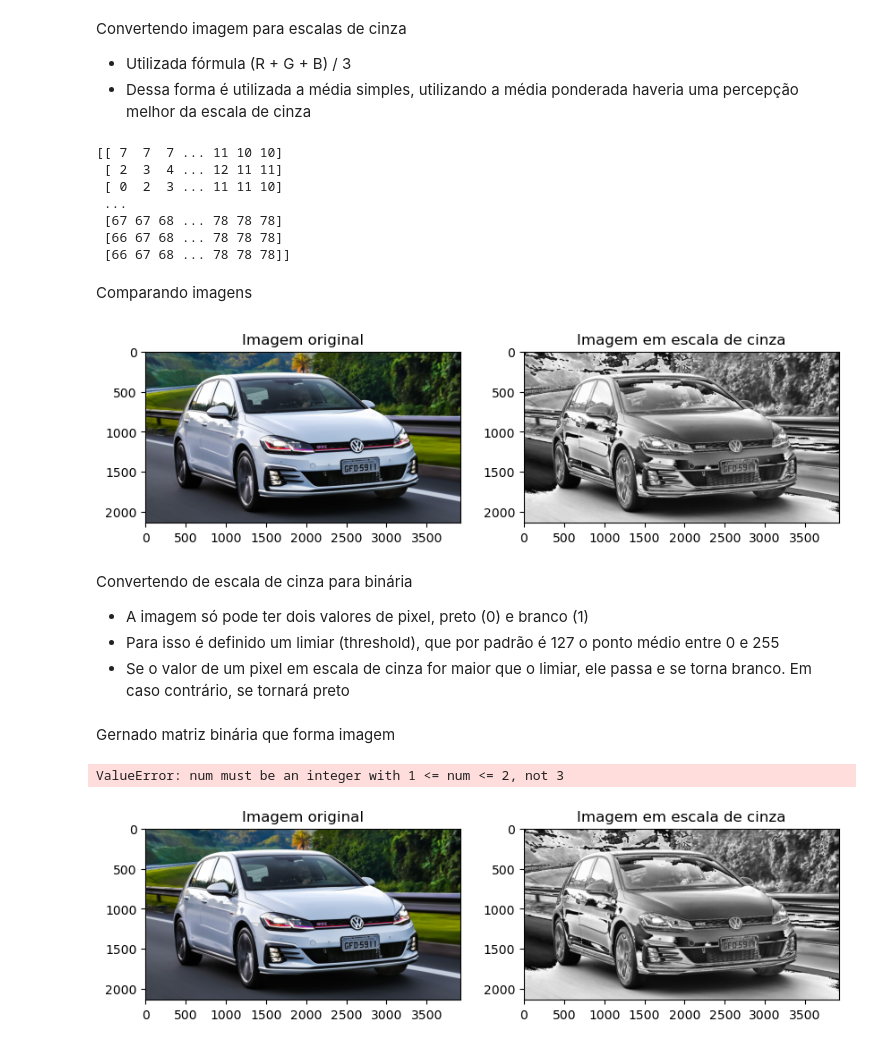
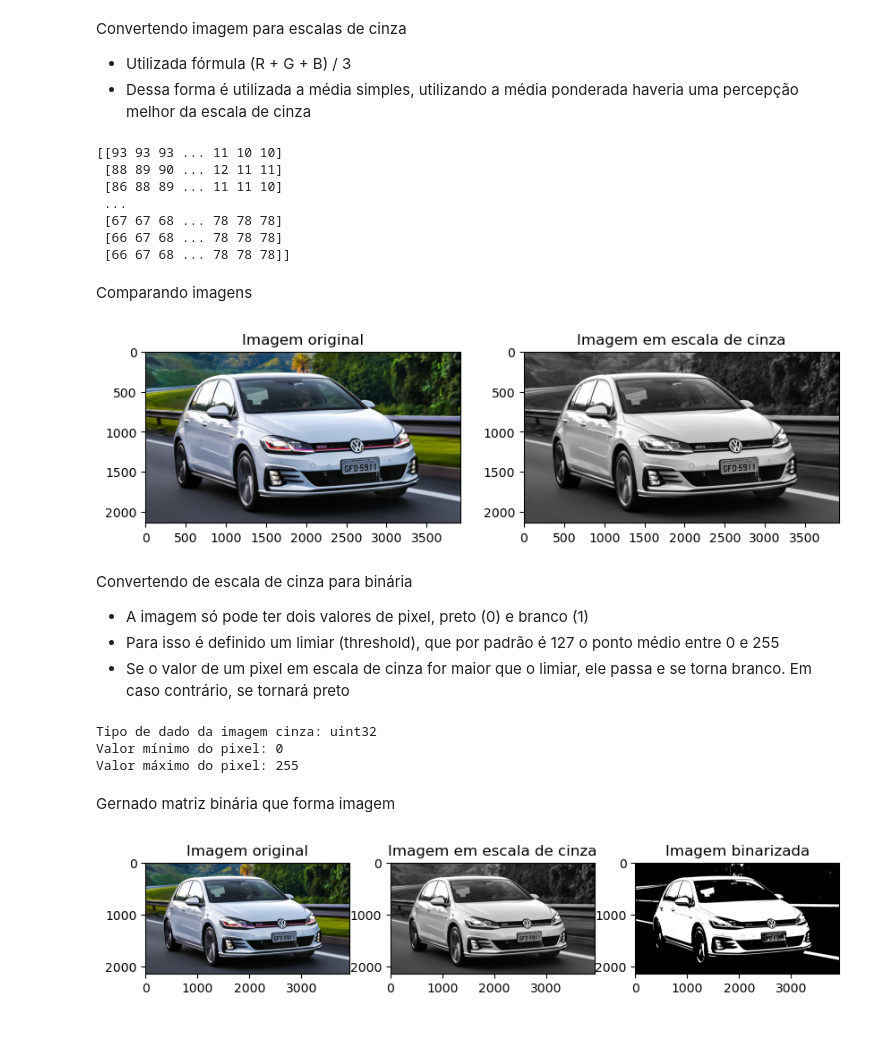
Before and after one commit to felipe-py/Estudos-Machine-Learning, a Jupyter notebook: Reduzindo Dimensionalidade de Imagens/desafio.ipynb, the cells around one changed output. Saved outputs shown, nothing was run; the diff lists cells and outputs as text; code cells hidden in the pictures.

```diff
--- a/Reduzindo Dimensionalidade de Imagens/desafio.ipynb
+++ b/Reduzindo Dimensionalidade de Imagens/desafio.ipynb
@@ -73,7 +73,7 @@ Largura: 3926
 Criando uma matriz de zeros para a nova imagem em escalas de cinza
 # %%
 def return_gray_img(height, width):
-    return np.zeros((height, width), dtype=np.uint8)
+    return np.zeros((height, width), dtype=np.uint32)
 # %% [markdown]
 Convertendo imagem para escalas de cinza
 * Utilizada fórmula (R + G + B) / 3
@@ -82,15 +82,15 @@ Convertendo imagem para escalas de cinza
 def convertendo_cinza(height, width, img_array, gray_image):
     for i in range(height):
         for j in range(width):
-            gray_image[i, j] = (img_array[i, j, 0] + img_array[i, j, 1] + img_array[i, j, 2]) // 3
+            gray_image[i, j] = (img_array[i, j, 0].astype(int) + img_array[i, j, 1] + img_array[i, j, 2]) // 3   # Primeiro valor em inteiro para não estourar o limite de 255
     return gray_image
 # %%
 gray_image = convertendo_cinza(height, width, img_array, return_gray_img(height, width))
 print(gray_image)
 # %% [output]
-[[ 7  7  7 ... 11 10 10]
- [ 2  3  4 ... 12 11 11]
- [ 0  2  3 ... 11 11 10]
+[[93 93 93 ... 11 10 10]
+ [88 89 90 ... 12 11 11]
+ [86 88 89 ... 11 11 10]
  ...
  [67 67 68 ... 78 78 78]
  [66 67 68 ... 78 78 78]
@@ -110,12 +110,24 @@ plt.title("Imagem em escala de cinza")
 
 plt.show()
 # %% [output]
-[figure, old version]
+[figure, new version]
 # %% [markdown]
 Convertendo de escala de cinza para binária
 * A imagem só pode ter dois valores de pixel, preto (0) e branco (1)
 * Para isso é definido um limiar (threshold), que por padrão é 127 o ponto médio entre 0 e 255
 * Se o valor de um pixel em escala de cinza for maior que o limiar, ele passa e se torna branco. Em caso contrário, se tornará preto
+# %%
+# Adicione esta célula ao seu código para diagnosticar o problema
+if 'gray_image' in locals():
+    print(f"Tipo de dado da imagem cinza: {gray_image.dtype}")
+    print(f"Valor mínimo do pixel: {gray_image.min()}")
+    print(f"Valor máximo do pixel: {gray_image.max()}")
+else:
+    print("A variável 'gray_image' não foi encontrada. Execute a conversão primeiro.")
+# %% [output]
+Tipo de dado da imagem cinza: uint32
+Valor mínimo do pixel: 0
+Valor máximo do pixel: 255
 # %%
 # Definindo threshold
 THRESHOLD = 127
@@ -138,19 +151,18 @@ binary_img = convertendo_binario(height, width, gray_image, return_binary_img(he
 # %%
 plt.figure(figsize=(10,5))
 
-plt.subplot(1,2,1)
+plt.subplot(1,3,1)
 plt.imshow(open_image("golfGTI.png")[0])
 plt.title("Imagem original")
 
-plt.subplot(1,2,2)
+plt.subplot(1,3,2)
 plt.imshow(gray_image, cmap="gray")  # Necessário colocar o cmap devido a froma como o matplotlib lida com o colormap
 plt.title("Imagem em escala de cinza")
 
-plt.subplot(1,2,3)
+plt.subplot(1,3,3)
 plt.imshow(binary_img, cmap="gray")
 plt.title("Imagem binarizada")
 
 plt.show()
 # %% [output]
-ValueError: num must be an integer with 1 <= num <= 2, not 3
-[figure, old version]
+[figure, new version]
```
Also changed, not shown: parts of 1 cell of this notebook.
